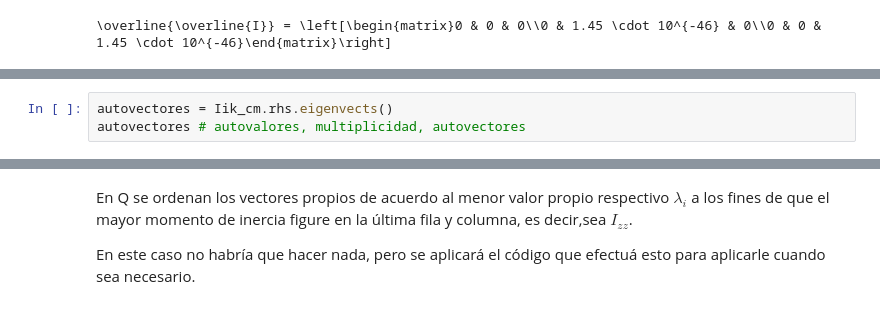
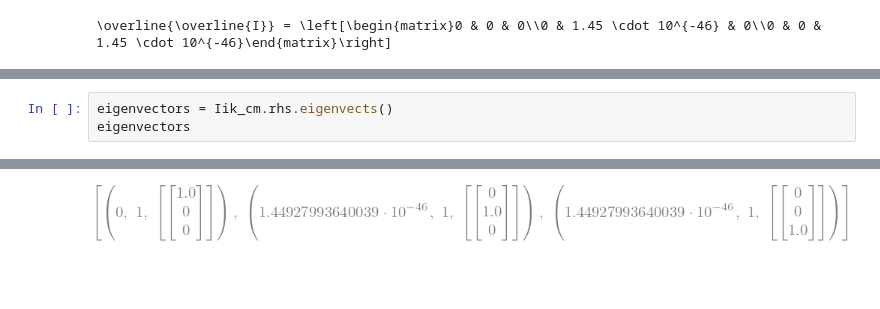
Before and after one commit to unlam/ComputationalAnalyticalMechanics, a Jupyter notebook: 08InertiaTensor/carbonMonoxide_inertiaTensor.ipynb, the cells around one changed output, grey strips where cells are left out. Saved outputs shown, nothing was run; the diff lists cells and outputs as text; blank space fills up the shorter version.

```diff
--- a/08InertiaTensor/carbonMonoxide_inertiaTensor.ipynb
+++ b/08InertiaTensor/carbonMonoxide_inertiaTensor.ipynb
@@ -222,4 +221,4 @@ Esto hace que sin importar que orientación de eje se eligió para el sistema de
 # %%
-autovectores = Iik_cm.rhs.eigenvects()
-autovectores # autovalores, multiplicidad, autovectores
+eigenvectors = Iik_cm.rhs.eigenvects()
+eigenvectors
 # %% [output]
@@ -227,5 +225 @@ $\displaystyle \left[ \left( 0, \  1, \  \left[ \left[\begin{matrix}1.0\\0\\0\en
+[figure, added]
-# %% [markdown]
-En Q se ordenan los vectores propios de acuerdo al menor valor propio respectivo $\lambda_i$ a los fines de que el mayor momento de inercia figure en la última fila y columna, es decir,sea $I_{zz}$.
-
-
-En este caso no habría que hacer nada, pero se aplicará el código que efectuá esto para aplicarle cuando sea necesario.
```
Also changed, not shown: parts of 46 cells of this notebook, 4 other files.
